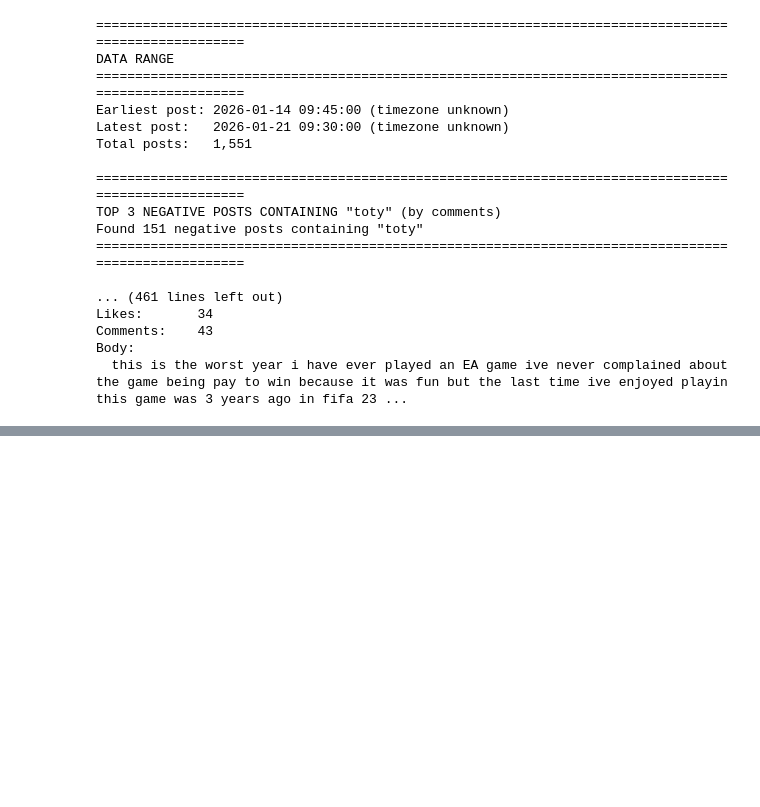
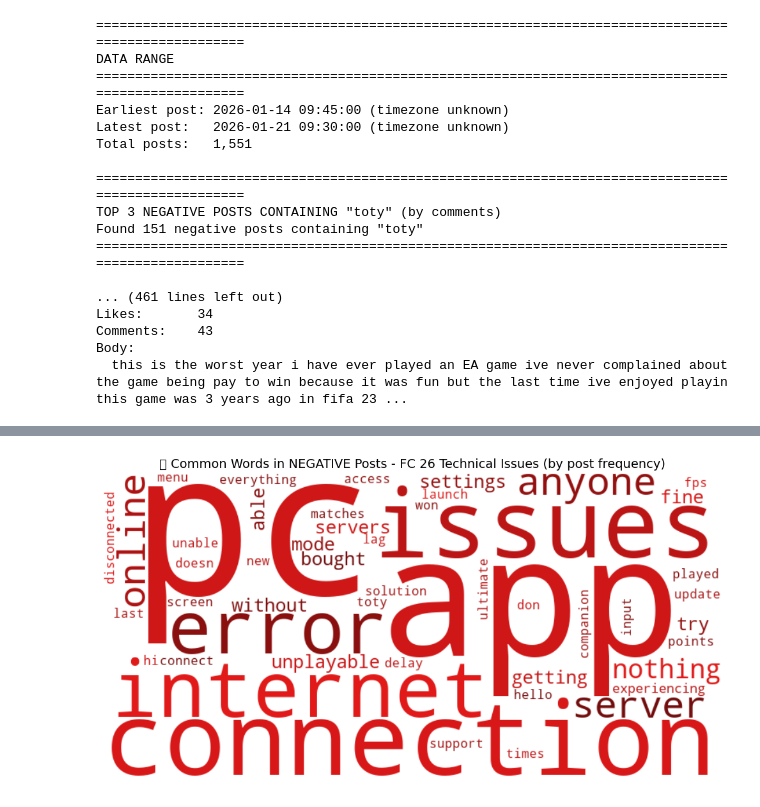
Before and after one commit to ishtihoss/ea_analysis, a Jupyter notebook: transformer_ea.ipynb, the cells around one changed output, grey strips where cells are left out. Saved outputs shown, nothing was run; the diff lists cells and outputs as text; code cells hidden in the pictures; blank space fills up the shorter version.

```diff
--- a/transformer_ea.ipynb
+++ b/transformer_ea.ipynb
@@ -734,0 +836,86 @@ plt.show()
+# %%
+from wordcloud import WordCloud, STOPWORDS
+import matplotlib.pyplot as plt
+import numpy as np
+import pandas as pd
+from collections import Counter
+import re
+
+# Load your data
+df = pd.read_csv("ea_forum_sentiment_roberta.csv")
+
+# Check what columns exist
+print("Available columns:", df.columns.tolist())
+
+custom_stopwords = STOPWORDS.union({
+    'ea', 'game', 'games', 'player', 'players', 'team', 'account',
+    'will', 'get', 'got', 'one', 'also', 'would', 'could', 'even',
+    'like', 'just', 'now', 'know', 'dont', "don't", 'im', "i'm",
+    'issue', 'play', 'fc', 'problem', 'bug', 'match', 'playing', 'time',
+    's', 'fix', 'still', 'every', 'back', 'please', 'thank', 'help', 'tried',
+    't', 'u', 've', 're', 'll', 'd', 'm'  # Common contractions
+})
+
+def red_color_func(word, font_size, position, orientation, random_state=None, **kwargs):
+    return f"hsl(0, 80%, {np.random.randint(25, 50)}%)"
+
+def count_words_by_post_frequency(texts, stopwords):
+    """
+    Count how many POSTS contain each word (not total occurrences).
+    Each word is counted at most ONCE per post.
+    """
+    word_post_counts = Counter()
+
+    for text in texts:
+        if pd.isna(text):
+            continue
+        # Tokenize: lowercase and extract words
+        words = re.findall(r'\b[a-zA-Z]{2,}\b', text.lower())
+        # Get unique words in this post (each word counted once per post)
+        unique_words = set(words)
+        # Remove stopwords
+        unique_words = {w for w in unique_words if w not in stopwords}
+        # Update counts
+        word_post_counts.update(unique_words)
+
+    return dict(word_post_counts)
+
+# Filter for FC 26 Technical Issues category AND Negative sentiment
+technical_issues_df = df[df['category'] == 'FC 26 Technical Issues']
+negative_technical_df = technical_issues_df[technical_issues_df['sentiment'] == 'Negative'].copy()
+
+print(f"\nTotal FC 26 Technical Issues posts: {len(technical_issues_df)}")
+print(f"Negative FC 26 Technical Issues posts: {len(negative_technical_df)}")
+
+# Combine title and body_preview to create full_text
+negative_technical_df['full_text'] = (
+    negative_technical_df['title'].fillna('') + ' ' + negative_technical_df['body_preview'].fillna('')
+)
+negative_texts = negative_technical_df['full_text']
+
+# Count words by POST FREQUENCY (not total occurrences)
+word_frequencies = count_words_by_post_frequency(negative_texts, custom_stopwords)
+
+# Generate word cloud from frequencies
+plt.figure(figsize=(10, 6))
+wc_neg = WordCloud(
+    width=800,
+    height=400,
+    background_color='white',
+    max_words=50,
+    color_func=red_color_func
+).generate_from_frequencies(word_frequencies)
+
+plt.imshow(wc_neg, interpolation='bilinear')
+plt.title('🔴 Common Words in NEGATIVE Posts - FC 26 Technical Issues (by post frequency)', fontsize=14)
+plt.axis('off')
+plt.tight_layout()
+plt.show()
+
+# Print top 20 words to verify
+print("\nTop 20 words by number of posts containing them (FC 26 Technical Issues - Negative):")
+print("-" * 60)
+for word, count in sorted(word_frequencies.items(), key=lambda x: -x[1])[:20]:
+    pct = (count / len(negative_technical_df)) * 100
+    print(f"{word:20s} {count:5d} posts ({pct:5.1f}%)")
+# %% [output]
@@ -734,0 +926 @@ plt.show()
+[figure, added]
```
Also changed, not shown: parts of 8 cells of this notebook, 2 other files.
